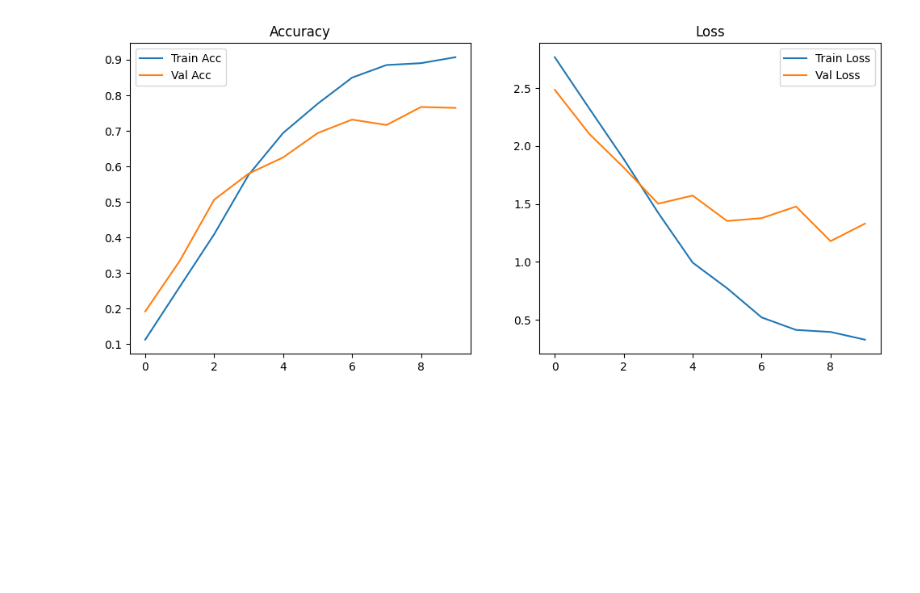
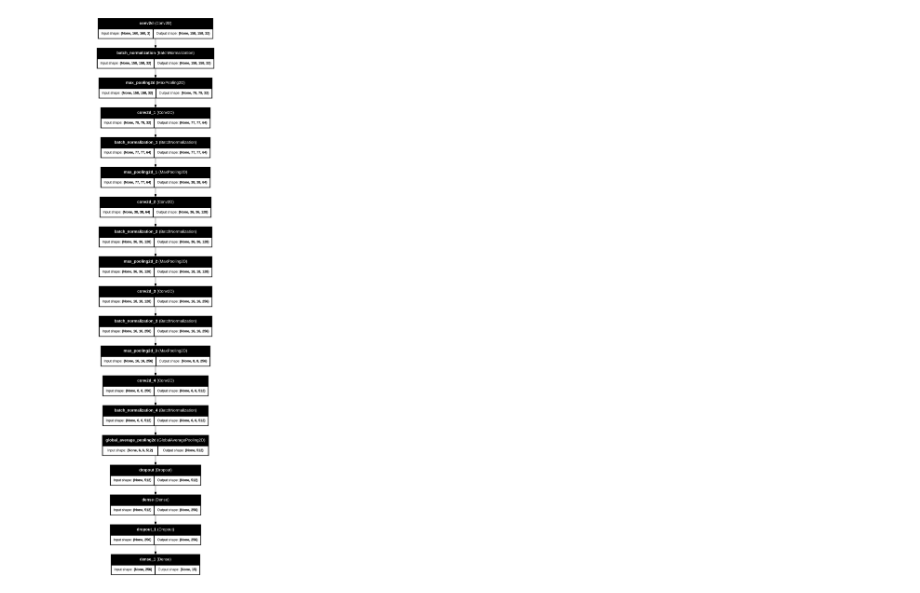
Before and after one commit to ask350/UM-Projects, a Jupyter notebook: Animal Classification/Animal_classification.ipynb, the cells around one changed output. Cells and saved outputs as stored; diff of their text form; code cells hidden in the pictures; blank space fills up the shorter version.

```diff
--- a/Animal Classification/Animal_classification.ipynb
+++ b/Animal Classification/Animal_classification.ipynb
@@ -103,10 +58,21 @@ val_dir = "/content/split_data/val"
 # %%
-# Data Generators
-train_gen = ImageDataGenerator(rescale=1./255).flow_from_directory(
-    train_dir, target_size=img_size, batch_size=batch_size, class_mode='categorical'
+# 4 - Data Generators
+
+img_size = (160, 160)
+batch_size = 32
+
+train_datagen = ImageDataGenerator(
+    rescale=1./255,
+    rotation_range=25,
+    zoom_range=0.15,
+    width_shift_range=0.1,
+    height_shift_range=0.1,
+    horizontal_flip=True
 )
+val_datagen = ImageDataGenerator(rescale=1./255)
+test_datagen = ImageDataGenerator(rescale=1./255)
 
-val_gen = ImageDataGenerator(rescale=1./255).flow_from_directory(
-    val_dir, target_size=img_size, batch_size=batch_size, class_mode='categorical'
-)
+train_gen = train_datagen.flow_from_directory(train_dir, target_size=img_size, batch_size=batch_size, class_mode='categorical')
+val_gen   = val_datagen.flow_from_directory(val_dir, target_size=img_size, batch_size=batch_size, class_mode='categorical')
+test_gen  = test_datagen.flow_from_directory(test_dir, target_size=img_size, batch_size=batch_size, class_mode='categorical', shuffle=False)
 # %% [output]
@@ -157,3 +146,0 @@ Model: "sequential"
-# %%
-# STEP 5: Train the model
-history = model.fit(train_gen, validation_data=val_gen, epochs=10)
@@ -181,19 +147,13 @@ Epoch 10/10
-# %%
-# STEP 6: Visualize accuracy and loss
-plt.figure(figsize=(12,5))
-
-plt.subplot(1,2,1)
-plt.plot(history.history['accuracy'], label='Train Acc')
-plt.plot(history.history['val_accuracy'], label='Val Acc')
-plt.title("Accuracy")
-plt.legend()
-
-plt.subplot(1,2,2)
-plt.plot(history.history['loss'], label='Train Loss')
-plt.plot(history.history['val_loss'], label='Val Loss')
-plt.title("Loss")
-plt.legend()
-
-plt.show()
-# %% [output]
-[figure, removed]
+# %%
+from tensorflow.keras.models import Sequential
+from tensorflow.keras.layers import Conv2D, MaxPooling2D, Dropout, Flatten, Dense
+from tensorflow.keras.utils import plot_model
+
+# Save architecture diagram
+plot_model(model, to_file='cnn_architecture.png', show_shapes=True, show_layer_names=True)
+
+# In Colab: display the image
+from IPython.display import Image
+Image(filename='cnn_architecture.png', width=500)
+# %% [output]
+[figure, added]
```
Also changed, not shown: parts of 18 cells of this notebook.
